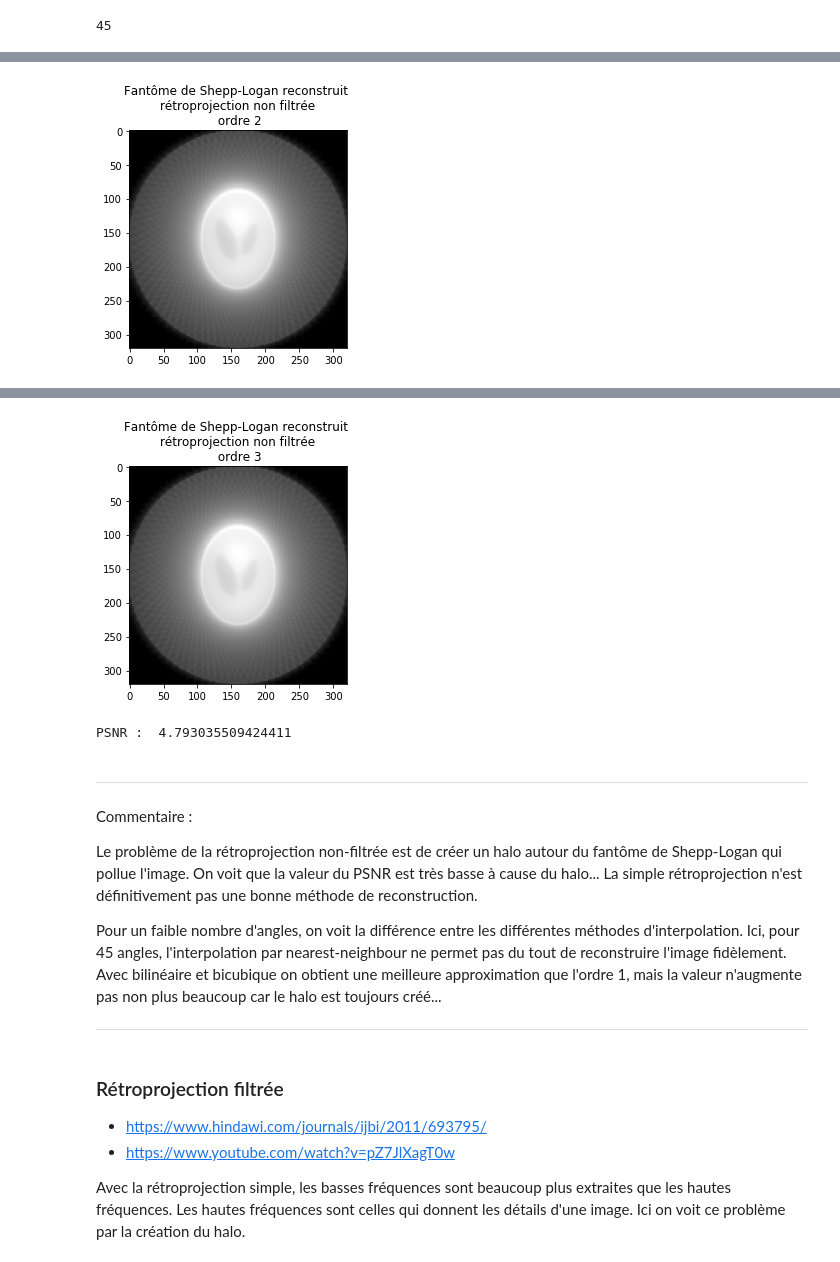
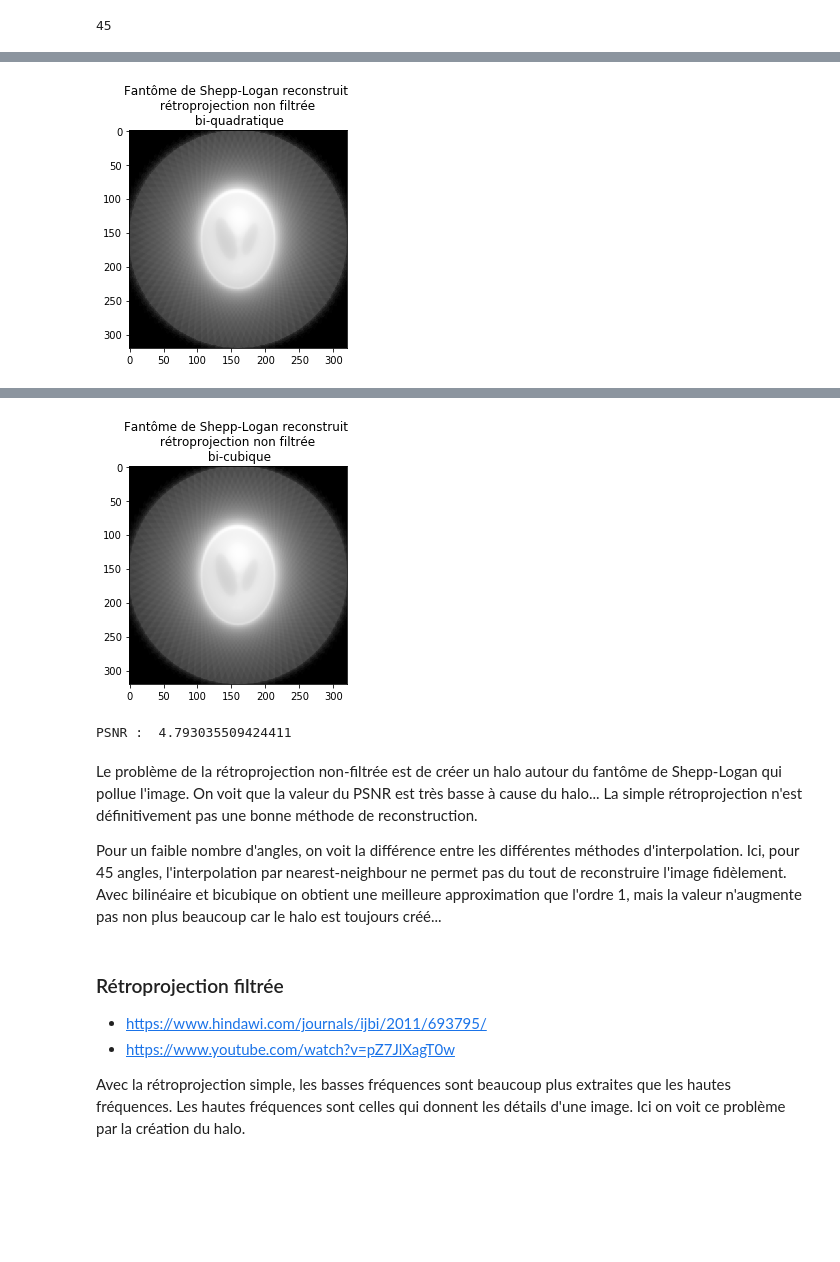
Before and after one commit to SimonTreil/Tomographie, a Jupyter notebook: Projet_Tomo_Zaza_1512.ipynb, the cells around one changed output, grey strips where cells are left out. Cells and saved outputs as stored; diff of their text form; code cells hidden in the pictures; blank space fills up the shorter version.

```diff
--- a/Projet_Tomo_Zaza_1512.ipynb
+++ b/Projet_Tomo_Zaza_1512.ipynb
@@ -334,32 +309,32 @@ def retroprojection_non_filtree(sinogram, theta_list):
     L,A = np.shape(sinogram) #320,160
     temp = np.zeros((L,L,A)) #320,320,160
     img_rec = np.zeros((L,L)) #320,320
     for index_angle in range(A):
         #print("angle numéro :", index_angle)
         tempp = np.zeros((L, L))
         # sélection de la colonne
         col = sinogram[:,index_angle]
         for index_line in range(len(col)):
             #print("valeur à copier :", col[index_line])
             tempp[index_line,:] = np.repeat(col[index_line],L)
             #print(tempp[index_line,:])
 
         temp[:,:,index_angle] = rotate(tempp, theta_list[index_angle], order = 2)
         #plt.imshow(temp[:,:,index_angle], cmap=plt.cm.Greys_r)
         #plt.title('Fantôme de Shepp-Logan reconstruit \n rétroprojection non filtrée')
         #plt.show()
         img_rec += temp[:,:,index_angle]
 
     #return img_rec
     return normalize_img(rotate(img_rec, 90))
 
 ### test
 our_img_rec_order2 = retroprojection_non_filtree(our_sinogram2, theta_list_interpol)
 crop_our_img_rec2 = our_img_rec_order2[int(L/2):L+int(L/2),int(C/2):C+int(C/2)]
 
 plt.imshow(our_img_rec_order2, cmap=plt.cm.Greys_r)
-plt.title('Fantôme de Shepp-Logan reconstruit \n rétroprojection non filtrée \n ordre 2')
+plt.title('Fantôme de Shepp-Logan reconstruit \n rétroprojection non filtrée \n bi-quadratique')
 plt.show()
 print("PSNR : ", psnr(img, crop_our_img_rec2)) #img true, img_test
 # %% [output]
-[figure, old version]
+[figure, new version]
@@ -393,22 +368,17 @@ our_img_rec_order3 = retroprojection_non_filtree(our_sinogram2, theta_list_inter
 crop_our_img_rec3 = our_img_rec_order3[int(L/2):L+int(L/2),int(C/2):C+int(C/2)]
 
 plt.imshow(our_img_rec_order3, cmap=plt.cm.Greys_r)
-plt.title('Fantôme de Shepp-Logan reconstruit \n rétroprojection non filtrée \n ordre 3')
+plt.title('Fantôme de Shepp-Logan reconstruit \n rétroprojection non filtrée \n bi-cubique')
 plt.show()
 print("PSNR : ", psnr(img, crop_our_img_rec3)) #img true, img_test
 # %% [output]
-[figure, old version]
+[figure, new version]
 PSNR :  4.793035509424411
 # %% [markdown]
-___
-Commentaire :
-
 Le problème de la rétroprojection non-filtrée est de créer un halo autour du fantôme de Shepp-Logan qui pollue l'image. On voit que la valeur du PSNR est très basse à cause du halo...
 La simple rétroprojection n'est définitivement pas une bonne méthode de reconstruction.
 
 Pour un faible nombre d'angles, on voit la différence entre les différentes méthodes d'interpolation. Ici, pour 45 angles, l'interpolation par nearest-neighbour ne permet pas du tout de reconstruire l'image fidèlement. Avec bilinéaire et bicubique on obtient une meilleure approximation que l'ordre 1, mais la valeur n'augmente pas non plus beaucoup car le halo est toujours créé...
-
-___
 # %% [markdown]
 ### Rétroprojection filtrée
 - https://www.hindawi.com/journals/ijbi/2011/693795/
```
Also changed, not shown: parts of 35 cells of this notebook.
